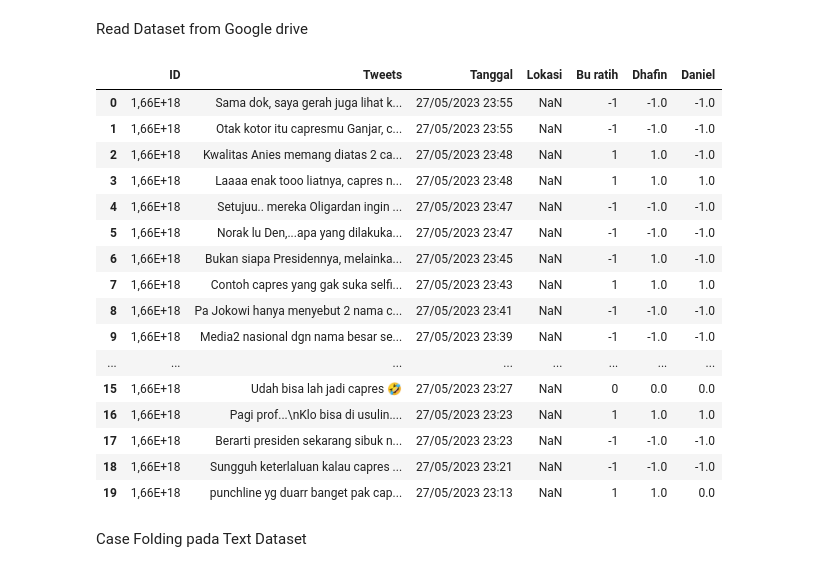
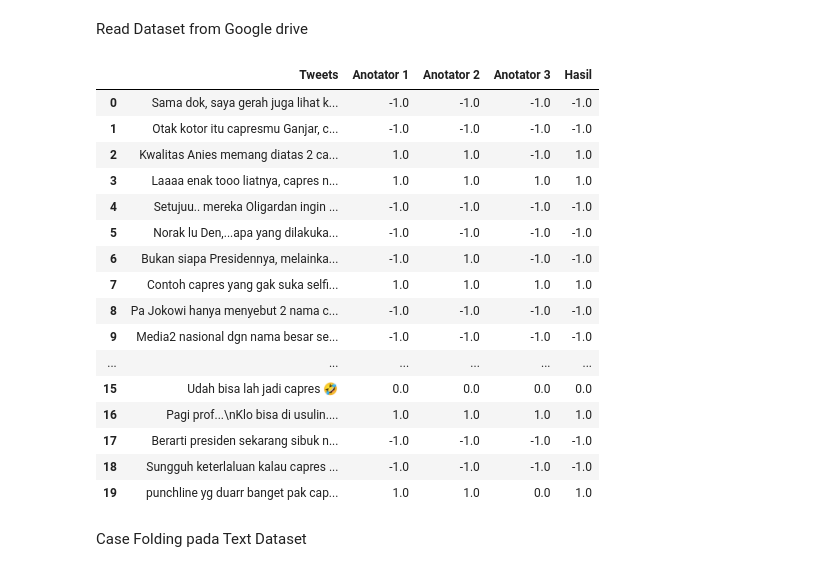
Before and after one commit to fhinnn/Twitter_crawl, a Jupyter notebook: notebook/Textprocessing_Data.ipynb, the cells around one changed output. Drawn from its saved outputs; the diff is of its cells as text; code cells hidden in the pictures.

```diff
--- a/notebook/Textprocessing_Data.ipynb
+++ b/notebook/Textprocessing_Data.ipynb
@@ -30,28 +30,28 @@ True
 stopwords = nltk.corpus.stopwords.words('indonesian')
 # %% [markdown]
 Read Dataset from Google drive
-# %%
-url = 'https://drive.google.com/uc?id=1pdaeJ0ThUJcuFmrUzeN_U8ZCApG1yBmT'
-df_pemilu = pd.read_csv(url)
-df_pemilu.head(20)
-# %% [output]
-|  | ID | Tweets | Tanggal | Lokasi | Bu ratih | Dhafin | Daniel |
-| 0 | 1,66E+18 | Sama dok, saya gerah juga lihat k... | 27/05/2023 23:55 | NaN | -1 | -1.0 | -1.0 |
-| 1 | 1,66E+18 | Otak kotor itu capresmu Ganjar, c... | 27/05/2023 23:55 | NaN | -1 | -1.0 | -1.0 |
-| 2 | 1,66E+18 | Kwalitas Anies memang diatas 2 ca... | 27/05/2023 23:48 | NaN | 1 | 1.0 | -1.0 |
-| 3 | 1,66E+18 | Laaaa enak tooo liatnya, capres n... | 27/05/2023 23:48 | NaN | 1 | 1.0 | 1.0 |
-| 4 | 1,66E+18 | Setujuu.. mereka Oligardan ingin ... | 27/05/2023 23:47 | NaN | -1 | -1.0 | -1.0 |
-| 5 | 1,66E+18 | Norak lu Den,...apa yang dilakuka... | 27/05/2023 23:47 | NaN | -1 | -1.0 | -1.0 |
-| 6 | 1,66E+18 | Bukan siapa Presidennya, melainka... | 27/05/2023 23:45 | NaN | -1 | 1.0 | -1.0 |
-| 7 | 1,66E+18 | Contoh capres yang gak suka selfi... | 27/05/2023 23:43 | NaN | 1 | 1.0 | 1.0 |
-| 8 | 1,66E+18 | Pa Jokowi hanya menyebut 2 nama c... | 27/05/2023 23:41 | NaN | -1 | -1.0 | -1.0 |
-| 9 | 1,66E+18 | Media2 nasional dgn nama besar se... | 27/05/2023 23:39 | NaN | -1 | -1.0 | -1.0 |
-| ... | ... | ... | ... | ... | ... | ... | ... |
-| 15 | 1,66E+18 | Udah bisa lah jadi capres 🤣 | 27/05/2023 23:27 | NaN | 0 | 0.0 | 0.0 |
-| 16 | 1,66E+18 | Pagi prof...\nKlo bisa di usulin.... | 27/05/2023 23:23 | NaN | 1 | 1.0 | 1.0 |
-| 17 | 1,66E+18 | Berarti presiden sekarang sibuk n... | 27/05/2023 23:23 | NaN | -1 | -1.0 | -1.0 |
-| 18 | 1,66E+18 | Sungguh keterlaluan kalau capres ... | 27/05/2023 23:21 | NaN | -1 | -1.0 | -1.0 |
-| 19 | 1,66E+18 | punchline yg duarr banget pak cap... | 27/05/2023 23:13 | NaN | 1 | 1.0 | 0.0 |
+# %%
+path = '/content/final_pemilu.csv'
+df_pemilu = pd.read_csv(path)
+df_pemilu[["Tweets", "Anotator 1", "Anotator 2", "Anotator 3", "Hasil"]].head(20)
+# %% [output]
+|  | Tweets | Anotator 1 | Anotator 2 | Anotator 3 | Hasil |
+| 0 | Sama dok, saya gerah juga lihat k... | -1.0 | -1.0 | -1.0 | -1.0 |
+| 1 | Otak kotor itu capresmu Ganjar, c... | -1.0 | -1.0 | -1.0 | -1.0 |
+| 2 | Kwalitas Anies memang diatas 2 ca... | 1.0 | 1.0 | -1.0 | 1.0 |
+| 3 | Laaaa enak tooo liatnya, capres n... | 1.0 | 1.0 | 1.0 | 1.0 |
+| 4 | Setujuu.. mereka Oligardan ingin ... | -1.0 | -1.0 | -1.0 | -1.0 |
+| 5 | Norak lu Den,...apa yang dilakuka... | -1.0 | -1.0 | -1.0 | -1.0 |
+| 6 | Bukan siapa Presidennya, melainka... | -1.0 | 1.0 | -1.0 | -1.0 |
+| 7 | Contoh capres yang gak suka selfi... | 1.0 | 1.0 | 1.0 | 1.0 |
+| 8 | Pa Jokowi hanya menyebut 2 nama c... | -1.0 | -1.0 | -1.0 | -1.0 |
+| 9 | Media2 nasional dgn nama besar se... | -1.0 | -1.0 | -1.0 | -1.0 |
+| ... | ... | ... | ... | ... | ... |
+| 15 | Udah bisa lah jadi capres 🤣 | 0.0 | 0.0 | 0.0 | 0.0 |
+| 16 | Pagi prof...\nKlo bisa di usulin.... | 1.0 | 1.0 | 1.0 | 1.0 |
+| 17 | Berarti presiden sekarang sibuk n... | -1.0 | -1.0 | -1.0 | -1.0 |
+| 18 | Sungguh keterlaluan kalau capres ... | -1.0 | -1.0 | -1.0 | -1.0 |
+| 19 | punchline yg duarr banget pak cap... | 1.0 | 1.0 | 0.0 | 1.0 |
 # %% [markdown]
 Case Folding pada Text Dataset
 # %%
```
Also changed, not shown: parts of 18 cells of this notebook.
